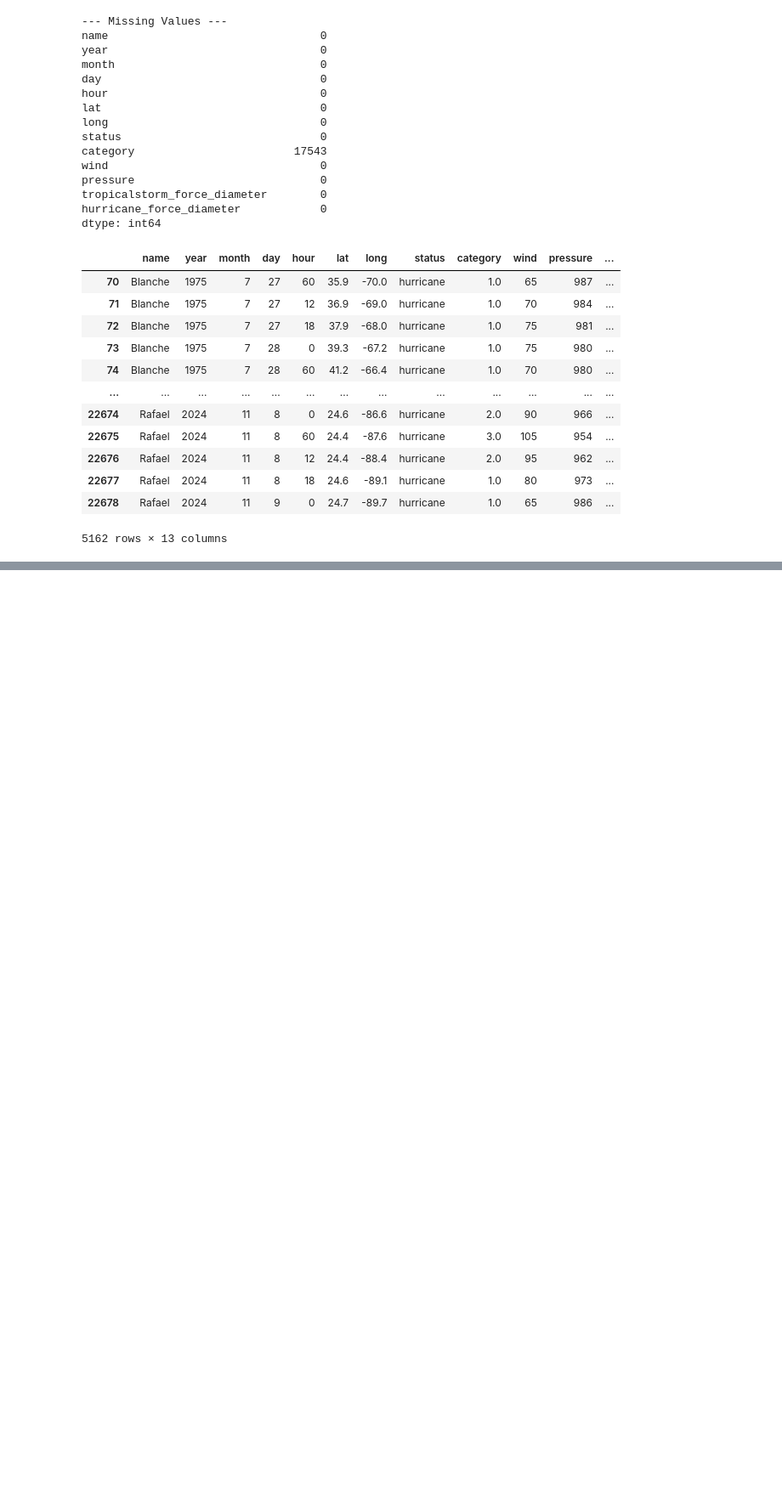
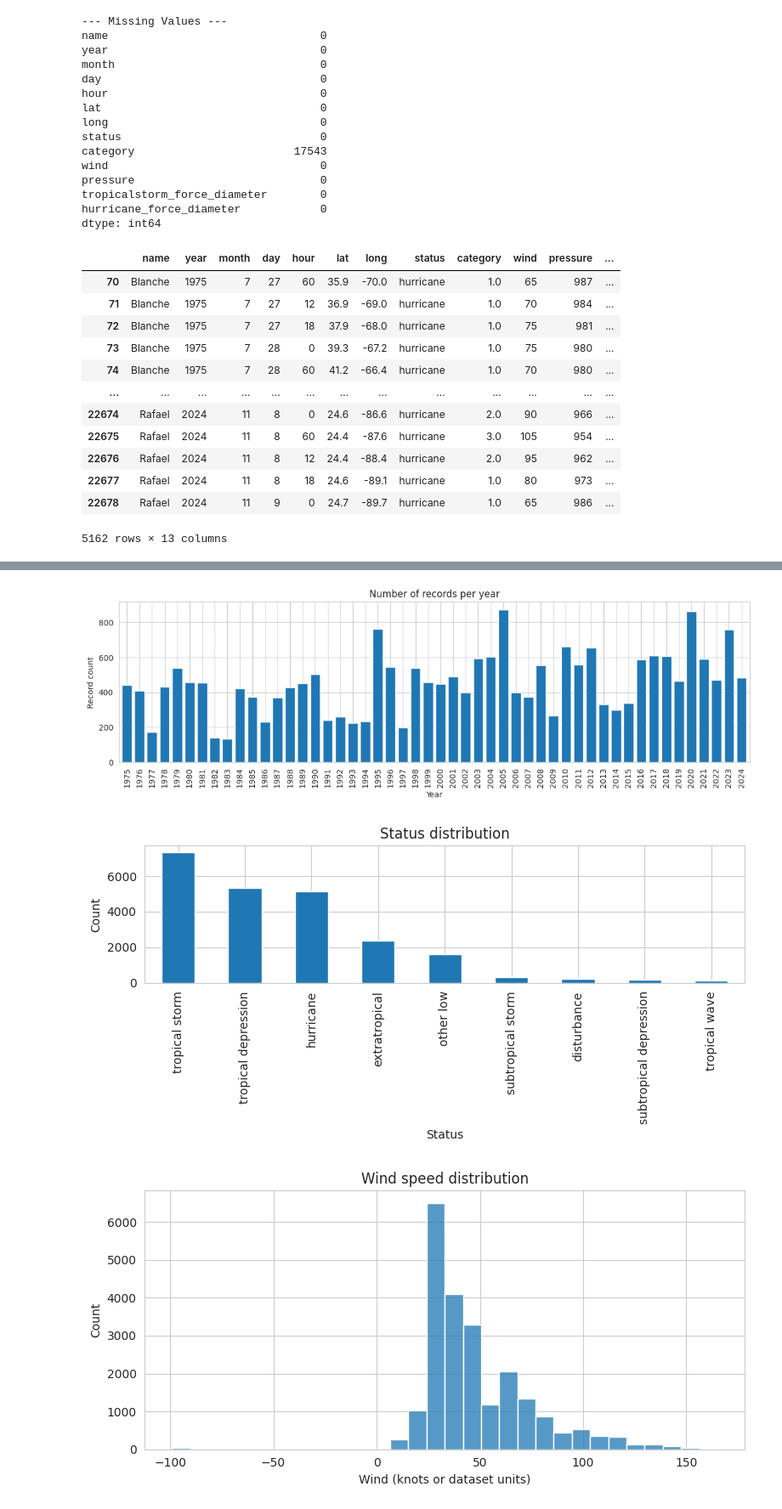
Before and after one commit to nimmalamadhuri467/storm-data-analysis, a Jupyter notebook: climateRiskDisasterManagement.ipynb, the cells around one changed output, grey strips where cells are left out. Shown: that part at 85% size. Saved outputs shown, nothing was run; the diff lists cells and outputs as text; code cells hidden in the pictures; blank space fills up the shorter version.

```diff
--- a/climateRiskDisasterManagement.ipynb
+++ b/climateRiskDisasterManagement.ipynb
@@ -145,0 +150,8 @@ data
+# %%
+#  Load dataset
+file_path = "storms.csv"
+storms = pd.read_csv(file_path)
+
+
+print("Rows:", storms.shape[0], "Columns:", storms.shape[1])
+storms.head()
@@ -145,0 +277,38 @@ data
+# %%
+
+if 'year' in storms_clean.columns:
+    plt.figure(figsize=(12,4))
+    storms_clean['year'].value_counts().sort_index().plot(kind='bar', width=0.8)
+    plt.title('Number of records per year')
+    plt.xlabel('Year'); plt.ylabel('Record count')
+    plt.tight_layout()
+    plt.show()
+
+
+plt.figure(figsize=(8,4))
+storms_clean['status'].value_counts().plot(kind='bar')
+plt.title('Status distribution')
+plt.xlabel('Status'); plt.ylabel('Count')
+plt.tight_layout()
+plt.show()
+
+
+plt.figure(figsize=(8,4))
+sns.histplot(storms_clean['wind'].dropna(), bins=30, kde=False)
+plt.title('Wind speed distribution')
+plt.xlabel('Wind (knots or dataset units)')
+plt.tight_layout()
+plt.show()
+
+
+if 'pressure' in storms_clean.columns:
+    plt.figure(figsize=(8,4))
+    sns.histplot(storms_clean['pressure'].dropna(), bins=40)
+    plt.title('Central pressure distribution')
+    plt.xlabel('Pressure (mb)')
+    plt.tight_layout()
+    plt.show()
+# %% [output]
+[figure, added]
+[figure, added]
+[figure, added]
```
Also changed, not shown: parts of 18 cells of this notebook.
